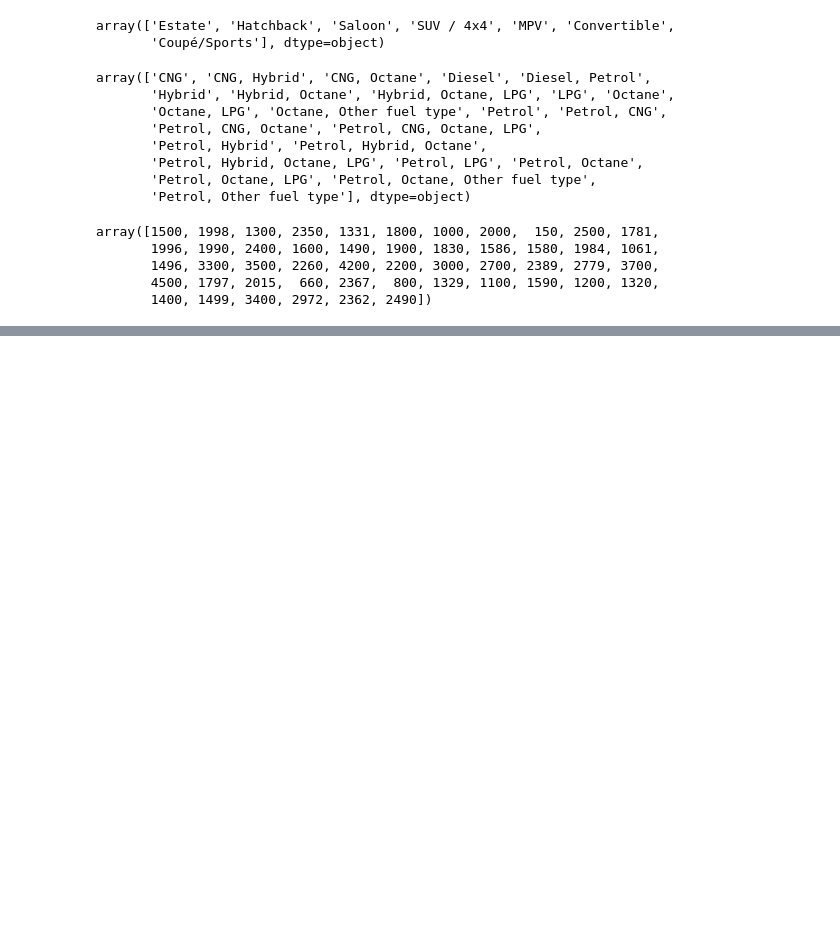
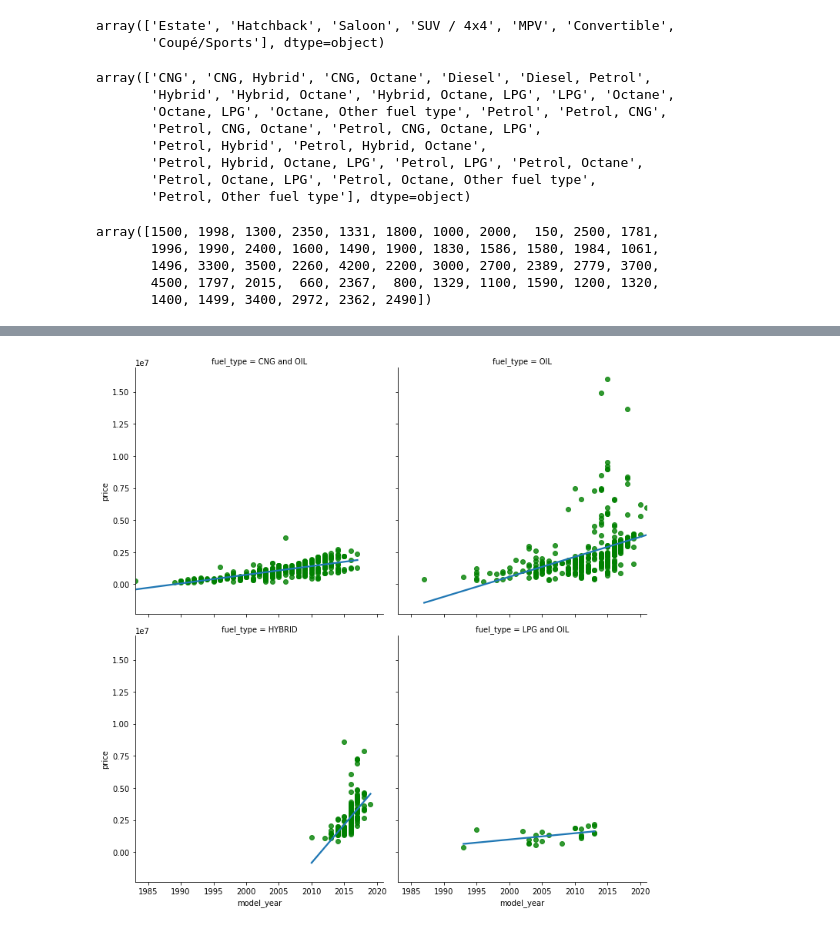
Before and after one commit to s-da-sailor/price-prediction-preowned-cars, a Jupyter notebook: Price Prediction.ipynb, the cells around one changed output, grey strips where cells are left out. Saved outputs shown, nothing was run; the diff lists cells and outputs as text; code cells hidden in the pictures; blank space fills up the shorter version.

```diff
--- a/Price Prediction.ipynb
+++ b/Price Prediction.ipynb
@@ -197,0 +334,6 @@ array([1500, 1998, 1300, 2350, 1331, 1800, 1000, 2000,  150, 2500, 1781,
+# %%
+# Visualising a Subset of our data - important featuresz
+g = sns.lmplot(x = 'model_year', y = 'price', data = df4, col = 'fuel_type', col_wrap = 2, height = 5,
+              scatter_kws = {'color':'green'}, ci = False)
+# %% [output]
+[figure, added]
```
Also changed, not shown: parts of 15 cells of this notebook.
